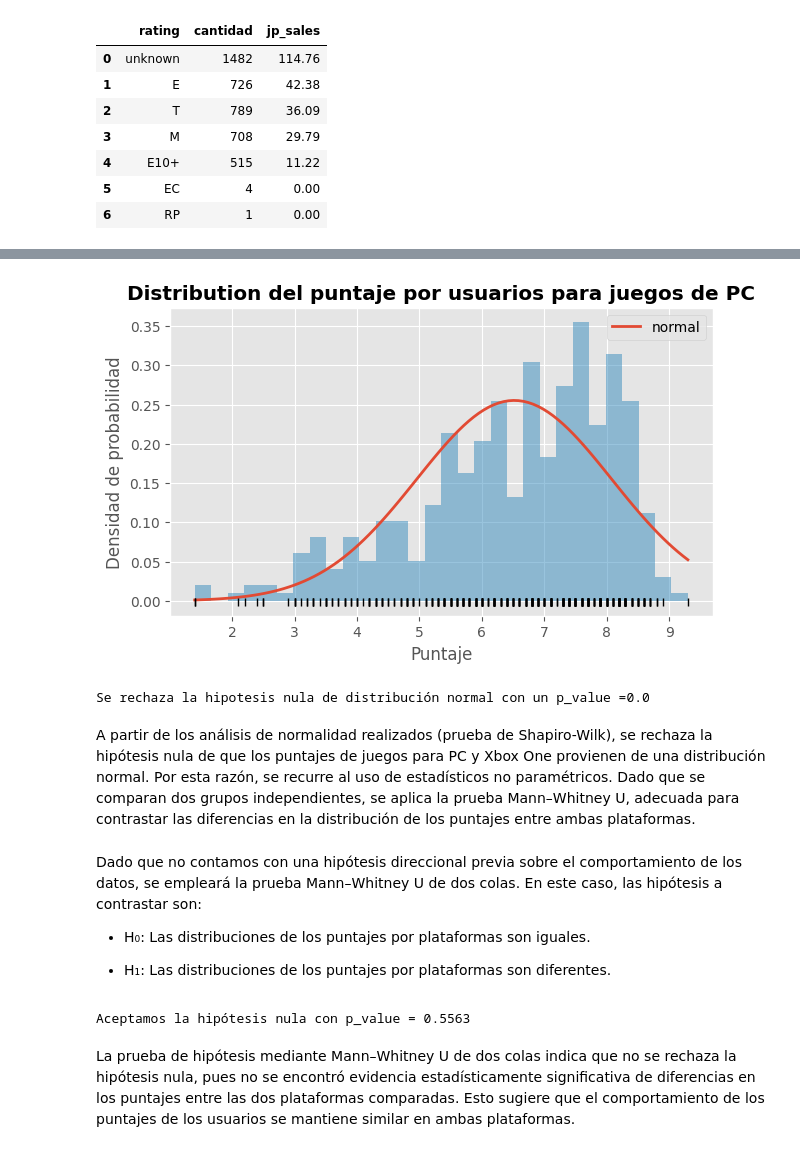
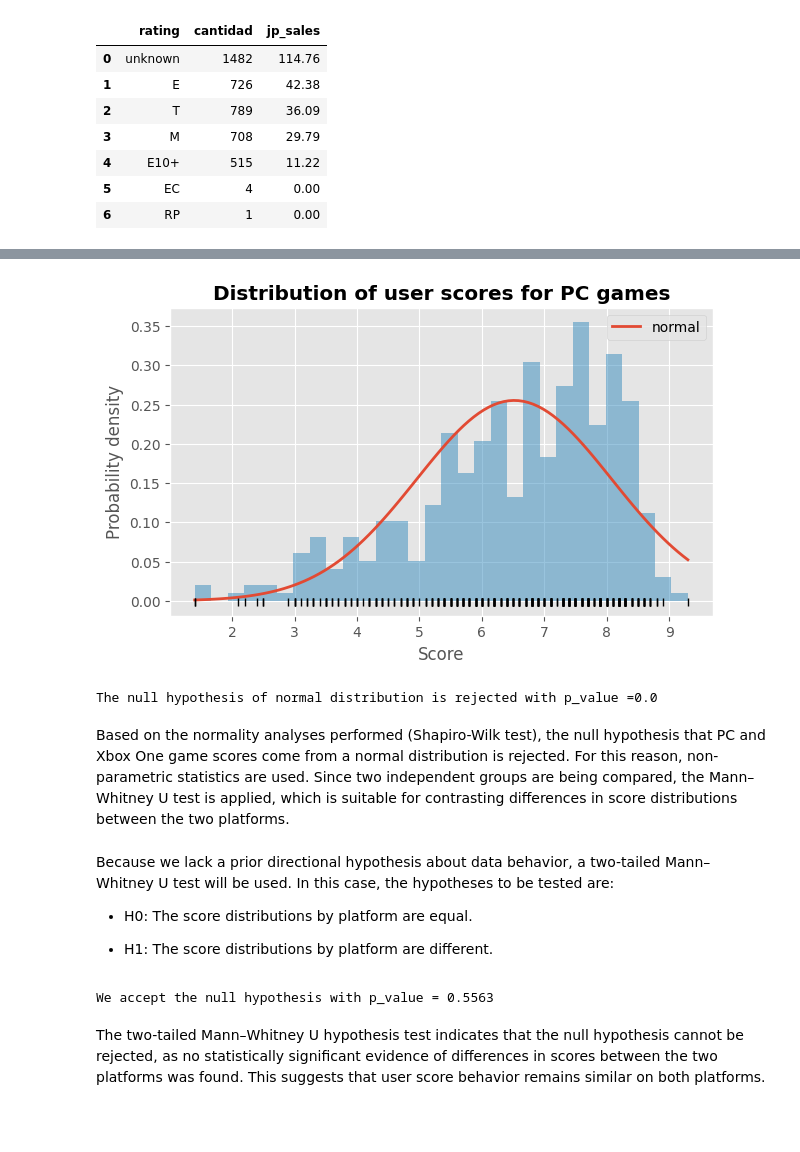
Before and after one commit to Juanhv24/ICE-Video-Game-Store-Data-Analysis-Project-, a Jupyter notebook: notebooks/ICE_EDA.ipynb, the cells around one changed output, grey strips where cells are left out. Drawn from its saved outputs; the diff is of its cells as text; code cells hidden in the pictures; blank space fills up the shorter version.

```diff
--- a/notebooks/ICE_EDA.ipynb
+++ b/notebooks/ICE_EDA.ipynb
@@ -15,9 +15,10 @@ warnings.filterwarnings ("ignore")
 # 2. Dataset
 # %%
 games = pd.read_csv (r"C:\Users\juand\OneDrive\Escritorio\TripleTen\Project 6\games.csv")
-# Estandarización títulos
+# Standardization of titles
 new_title = []
 for title in games.columns:
     new_title.append (title.lower())
 games.columns = new_title
+games = games[~((games["platform"] == "DS") & (games["year_of_release"] < 2004))]
 # %% [markdown]
@@ -992,42 +992,42 @@ pc_rating = pc["user_score"].dropna ()
 # %%
 mu, sigma = st.norm.fit (pc_rating)
 
 x_hat = np.linspace (min (pc_rating), max (pc_rating), num = 100)
 y_hat = st.norm.pdf (x_hat, mu, sigma)
 
 fig, ax = plt.subplots (figsize = (7,4))
 plt.plot (x_hat, y_hat, linewidth = 2, label = "normal")
 plt.hist (x = pc_rating, density= True, bins = 30, alpha = 0.5)
 plt.plot (pc_rating, np.full_like (pc_rating, -0.001), "|k", markeredgewidth = 1)
-plt.title ("Distribution del puntaje por usuarios para juegos de PC", fontdict={"weight":"bold"})
-plt.xlabel ("Puntaje")
-plt.ylabel ("Densidad de probabilidad")
+plt.title ("Distribution of user scores for PC games", fontdict={"weight":"bold"})
+plt.xlabel ("Score")
+plt.ylabel ("Probability density")
 plt.legend ();
 # %% [output]
-[figure, old version]
+[figure, new version]
 # %%
 stat, p_value =  st.shapiro (pc_rating)
-print (f"Se rechaza la hipotesis nula de distribución normal con un p_value ={round (p_value, 4)}")
+print (f"The null hypothesis of normal distribution is rejected with p_value ={round (p_value, 4)}")
 # %% [output]
-Se rechaza la hipotesis nula de distribución normal con un p_value =0.0
+The null hypothesis of normal distribution is rejected with p_value =0.0
 # %% [markdown]
-A partir de los análisis de normalidad realizados (prueba de Shapiro-Wilk), se rechaza la hipótesis nula de que los puntajes de juegos para PC y Xbox One provienen de una distribución normal. Por esta razón, se recurre al uso de estadísticos no paramétricos. Dado que se comparan dos grupos independientes, se aplica la prueba Mann–Whitney U, adecuada para contrastar las diferencias en la distribución de los puntajes entre ambas plataformas.
+Based on the normality analyses performed (Shapiro-Wilk test), the null hypothesis that PC and Xbox One game scores come from a normal distribution is rejected. For this reason, non-parametric statistics are used. Since two independent groups are being compared, the Mann–Whitney U test is applied, which is suitable for contrasting differences in score distributions between the two platforms.
 # %% [markdown]
-Dado que no contamos con una hipótesis direccional previa sobre el comportamiento de los datos, se empleará la prueba Mann–Whitney U de dos colas. En este caso, las hipótesis a contrastar son:
+Because we lack a prior directional hypothesis about data behavior, a two-tailed Mann–Whitney U test will be used. In this case, the hypotheses to be tested are:
 
-- H₀: Las distribuciones de los puntajes por plataformas son iguales.
+- H0: The score distributions by platform are equal.
 
-- H₁: Las distribuciones de los puntajes por plataformas son diferentes.
+- H1: The score distributions by platform are different.
 # %%
 alpha = 0.01
 stat, p_value = st.mannwhitneyu (xbox_rating, pc_rating)
 
 if p_value < alpha:
-    print (f"Rechazamos la hipótesis nula con p_value = {round (p_value, 4)}")
+    print (f"We reject the null hypothesis with p_value = {round (p_value, 4)}")
 else:
-    print (f"Aceptamos la hipótesis nula con p_value = {round (p_value, 4)}")
+    print (f"We accept the null hypothesis with p_value = {round (p_value, 4)}")
 # %% [output]
-Aceptamos la hipótesis nula con p_value = 0.5563
+We accept the null hypothesis with p_value = 0.5563
 # %% [markdown]
-La prueba de hipótesis mediante Mann–Whitney U de dos colas indica que no se rechaza la hipótesis nula, pues no se encontró evidencia estadísticamente significativa de diferencias en los puntajes entre las dos plataformas comparadas. Esto sugiere que el comportamiento de los puntajes de los usuarios se mantiene similar en ambas plataformas.
+The two-tailed Mann–Whitney U hypothesis test indicates that the null hypothesis cannot be rejected, as no statistically significant evidence of differences in scores between the two platforms was found. This suggests that user score behavior remains similar on both platforms.
 # %%
```
Also changed, not shown: parts of 76 cells of this notebook.
